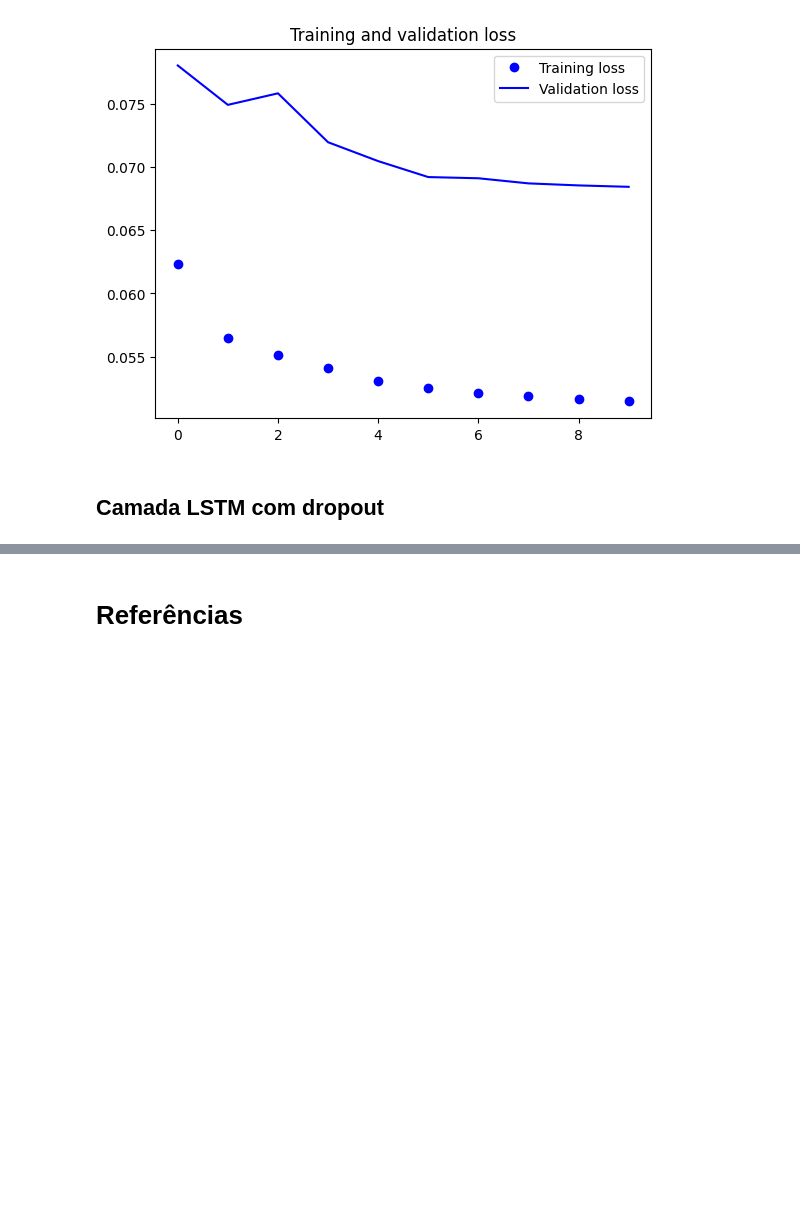
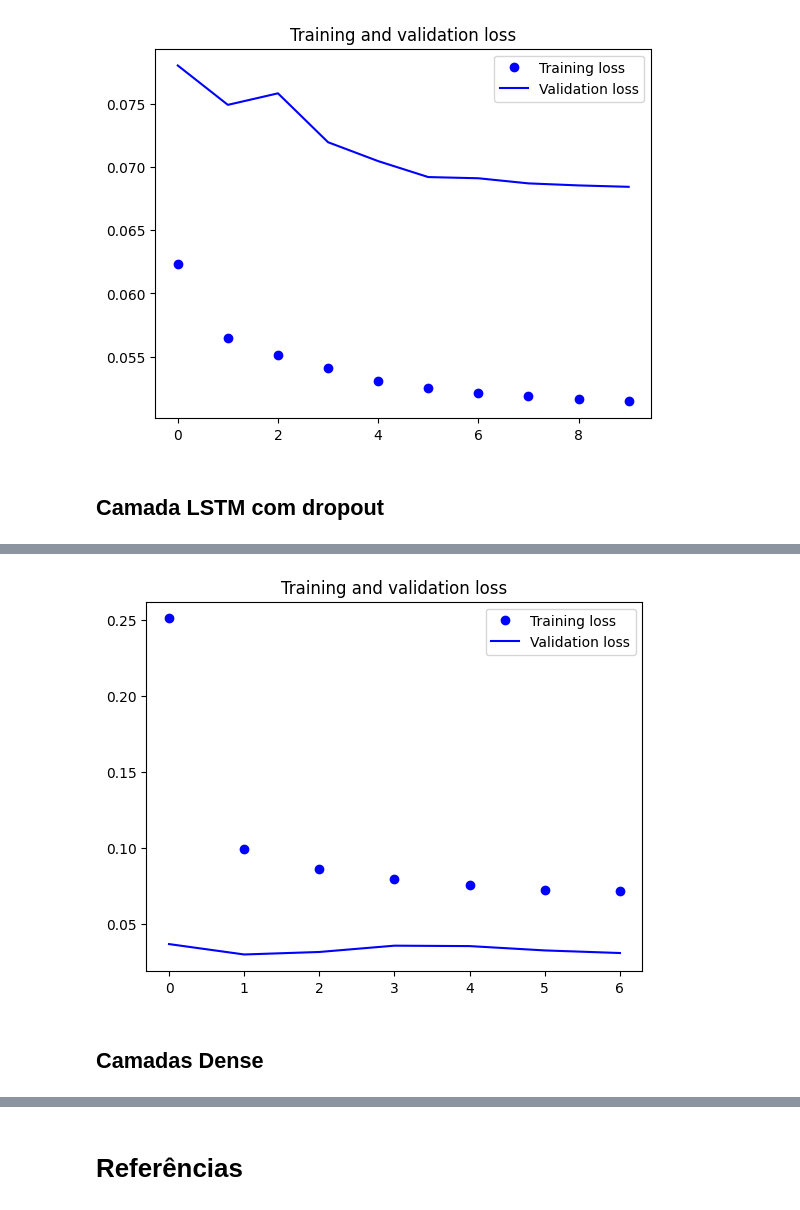
Before and after one commit to vinifm/pentagro, a Jupyter notebook: src/rnn.ipynb, the cells around one changed output, grey strips where cells are left out. Saved outputs shown, nothing was run; the diff lists cells and outputs as text; code cells hidden in the pictures; blank space fills up the shorter version.

Commit message:
run dropout and add dense

```diff
--- a/src/rnn.ipynb
+++ b/src/rnn.ipynb
@@ -294,0 +309,21 @@ KeyboardInterrupt:
+# %%
+def plot_history(history):
+  loss = history.history['loss']
+  val_loss = history.history['val_loss']
+
+  plot_epochs = range(len(loss))
+
+  plt.figure()
+
+  plt.plot(plot_epochs, loss, 'bo', label='Training loss')
+  plt.plot(plot_epochs, val_loss, 'b', label='Validation loss')
+  plt.title('Training and validation loss')
+  plt.legend()
+
+  plt.show()
+
+plot_history(history)
+# %% [output]
+[figure, added]
+# %% [markdown]
+## Camadas Dense
```
Also changed, not shown: parts of 13 cells of this notebook, 3 other files.
